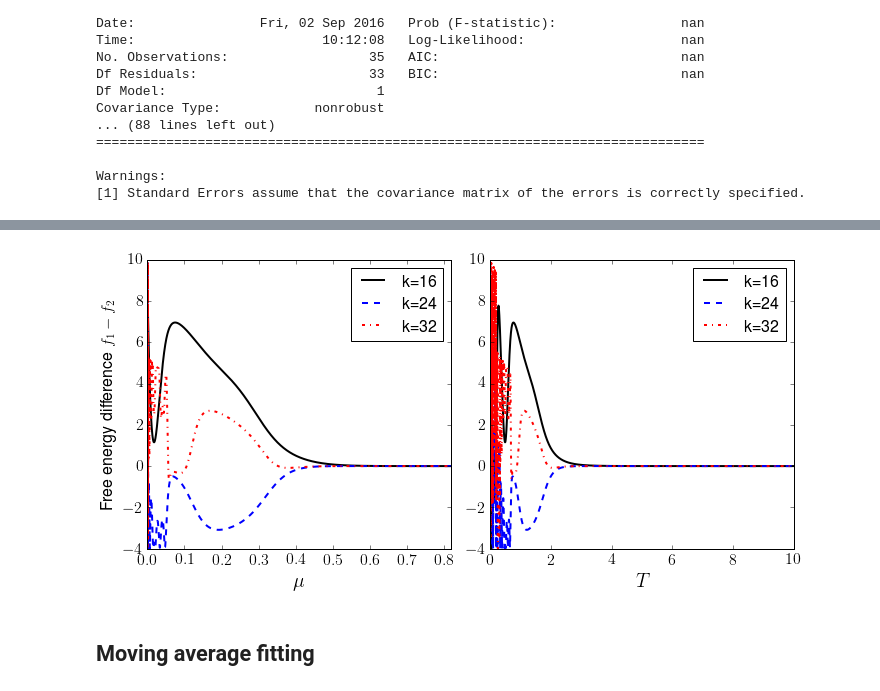
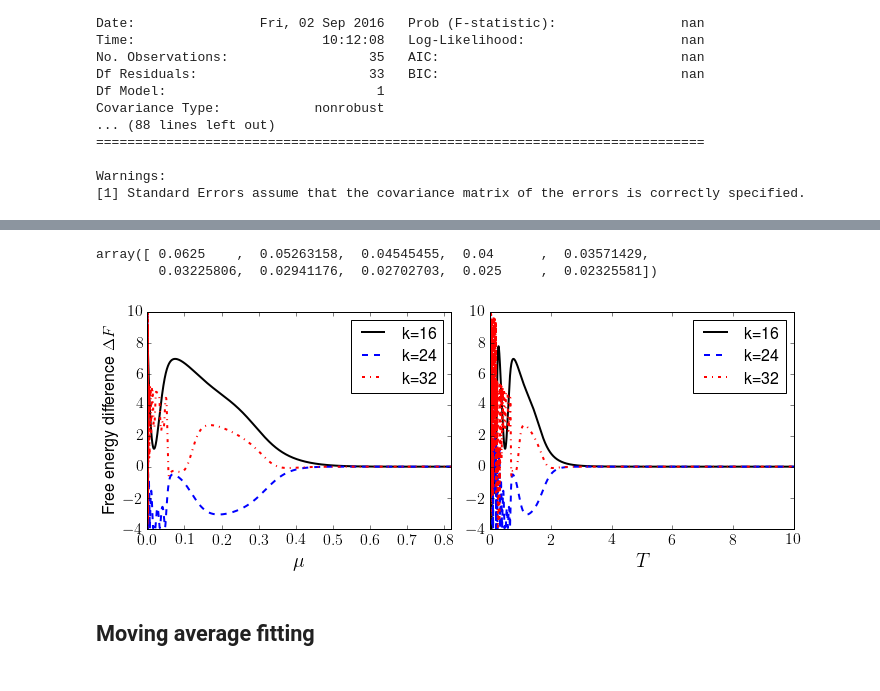
Before and after one commit to seanxiangcheng/AntiHN, a Jupyter notebook: Maca/figures/FreeEnergyDifferencePlots.ipynb, the cells around one changed output, grey strips where cells are left out. Cells and saved outputs as stored; diff of their text form; code cells hidden in the pictures.

Commit message:
new fitting figures

```diff
--- a/Maca/figures/FreeEnergyDifferencePlots.ipynb
+++ b/Maca/figures/FreeEnergyDifferencePlots.ipynb
@@ -117,11 +117,17 @@ Covariance Type:            nonrobust
 Warnings:
 [1] Standard Errors assume that the covariance matrix of the errors is correctly specified.
 # %%
+crossfns = ['NcKs_16to50_T01to03_TmuF.csv', 'NcKs_16to50_T01to03_TmuF.csv',
+            'NcKs_16to50_T01to03_log.csv', 'NcKs_16to50_T0to2_log.csv', 'NcKs_16to50_T0to2_p2.csv']
+crossfns = ['../data/'+fn for fn in crossfns]
+data = {}
+for fn in crossfns:
+    data[fn] = np.loadtxt(fn, delimiter=',')
 ms=6
 lw=3
 fs = 16
 
-dt = data[crossfns[-1]]
+dt = data[crossfns[-2]]
 y = np.log2(dt[:, 1])
 x = dt[:, 0]
 x=sm.add_constant(x, prepend=False)
@@ -168,7 +174,7 @@ plt.xlim([0, 0.065])
 plt.ylim([0.08, 0.31])
 plt.legend(loc='lower left', fontsize=fs)
 plt.tight_layout()
-plt.savefig('chaotic_exponents_freeE.pdf')
+#plt.savefig('chaotic_exponents_freeE.pdf')
 # %% [output]
                             OLS Regression Results
 ==============================================================================
@@ -190,0 +197,21 @@ Warnings:
+# %%
+y = dt[:, 1]
+x = dt[:, 0]
+print x
+print y.astype(int)
+
+
+window = 5
+overlap = 2
+inds = np.arange((len(x)-window+1)/(window-overlap))*(window-overlap)
+print inds
+xnew = x[inds]
+print xnew
+ynew = np.array([y[i*(window-overlap):(i+1)*(window-overlap)].sum()/1.0/window for i in range(len(xnew)) ])
+print ynew
+
+def window_avg(x, y, window=5, overlap=2):
+    inds = np.arange((len(x)-window+1)/(window-overlap))*(window-overlap)
+    xnew = x[inds]
+    ynew = np.array([y[i*(window-overlap):(i+1)*(window-overlap)].sum()/1.0/window for i in range(len(xnew)) ])
+    return xnew, np.log2(ynew)
@@ -191,3 +302,8 @@ Warnings:
+# %%
+x
+# %% [output]
+array([ 0.0625    ,  0.05263158,  0.04545455,  0.04      ,  0.03571429,
+        0.03225806,  0.02941176,  0.02702703,  0.025     ,  0.02325581])
 # %%
 # plot of free energies at PP & PM from low T to high T
 files = ['freeEration_16to32_T0to10_TmuF_manual_Fdiff.csv',
@@ -199,36 +315,36 @@ data = np.loadtxt(fn, delimiter=',')
 lw = 2.
 fs = 16
 
 inds = [2, 10, -1]
 styles = ['k-', '--b', '-.r']
-plt.figure(figsize=(10, 5))
+plt.figure(figsize=(10, 4))
 for i in range(len(inds)):
     sty = styles[i]
     ind = inds[i]
     plt.subplot(121)
     x = data[1:, 0]
     y = data[1:, ind]
     plt.plot(x, y, sty, linewidth=lw, label='k='+str(int(data[0, ind])))
     plt.subplot(122)
     x = data[1:, 1]
     y = data[1:, ind]
     plt.plot(x, y, sty, linewidth=lw, label='k='+str(int(data[0, ind])))
 
 plt.subplot(121)
 plt.tick_params(labelsize=fs)
 plt.xlim([0, 0.82])
 plt.legend(loc='upper right', fontsize=fs)
 plt.xlabel('$\mu$', fontsize=fs+4)
-plt.ylabel('Free energy difference $f_1 - f_2$', fontsize=fs)
+plt.ylabel('Free energy difference $\Delta F$', fontsize=fs)
 
 plt.subplot(122)
 plt.tick_params(labelsize=fs)
 plt.legend(loc='upper right', fontsize=fs)
 plt.xlabel('$T$', fontsize=fs+4)
 plt.tight_layout()
 plt.savefig('freeE_lowT2highT.pdf')
 # %% [output]
-[figure, old version]
+[figure, new version]
 # %% [markdown]
 ## Moving average fitting
 # %%
```
Also changed, not shown: parts of 5 cells of this notebook, 4 other files.
